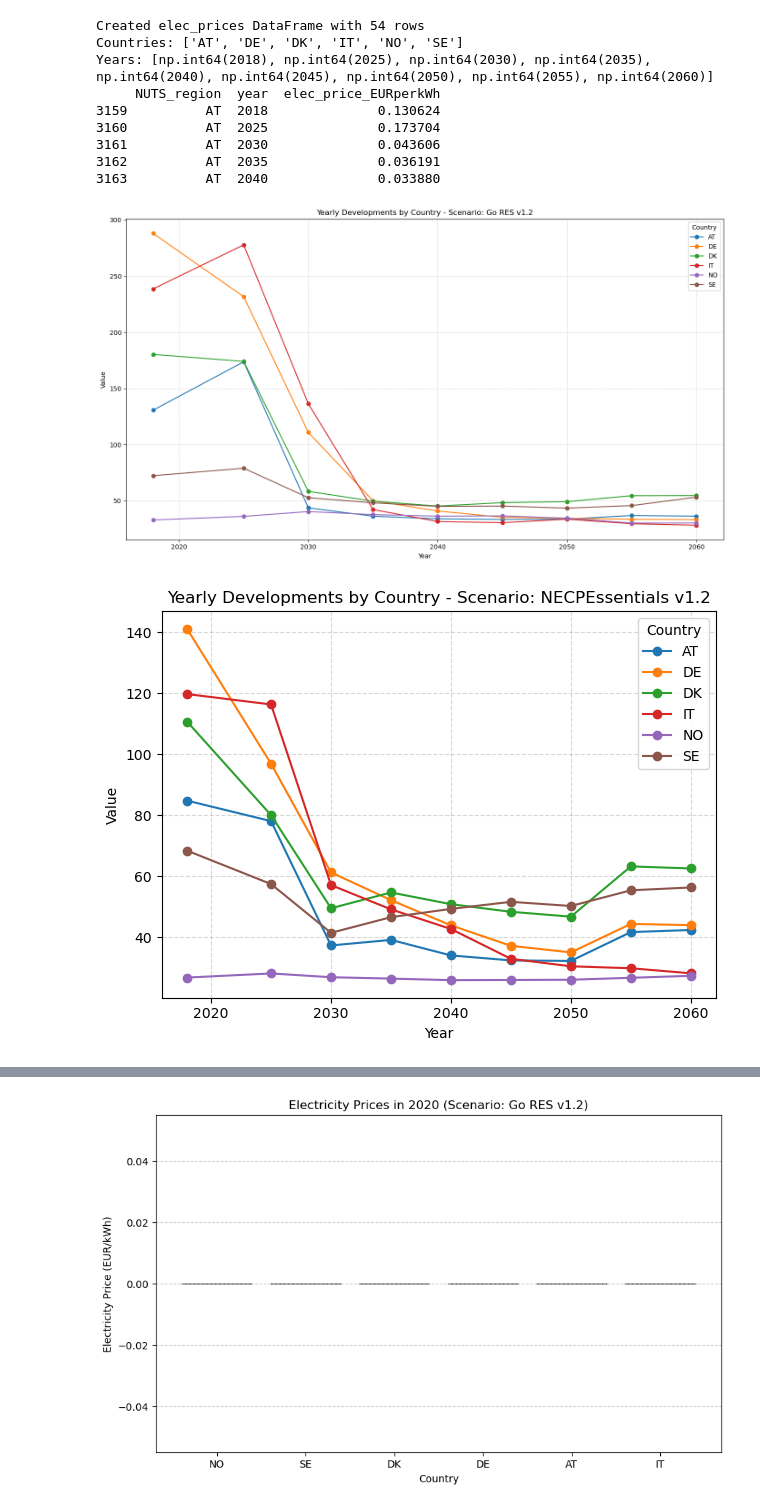
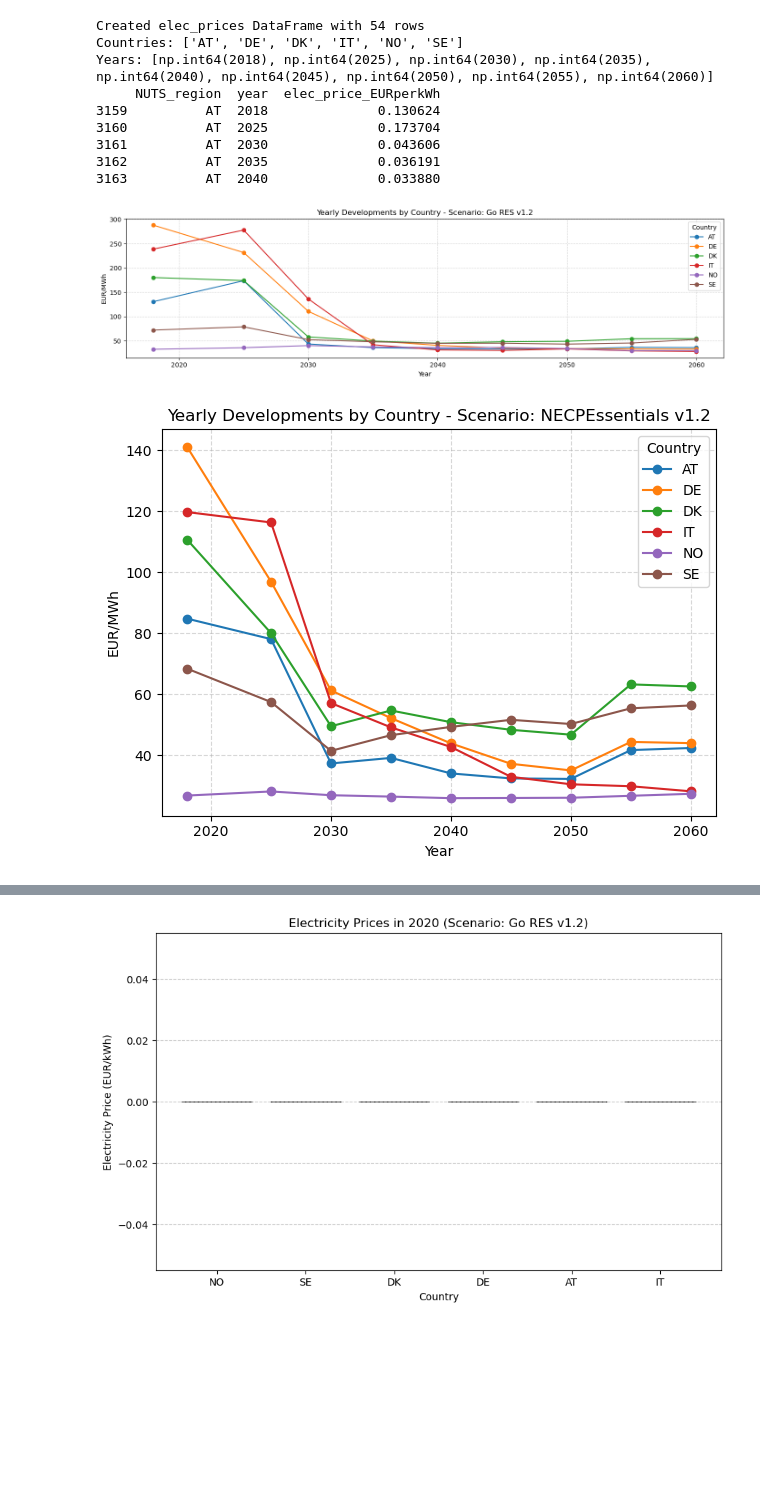
Before and after one commit to antoniamgolab/iDesignRES_transcompmodel, a Jupyter notebook: examples/moving_loads_SM/SM-preprocessing.ipynb, the cells around one changed output, grey strips where cells are left out. Cells and saved outputs as stored; diff of their text form; code cells hidden in the pictures; blank space fills up the shorter version.

```diff
--- a/examples/moving_loads_SM/SM-preprocessing.ipynb
+++ b/examples/moving_loads_SM/SM-preprocessing.ipynb
@@ -1413,25 +1413,26 @@ Years: [np.int64(2018), np.int64(2025), np.int64(2030), np.int64(2035), np.int64
 # %%
 import matplotlib.pyplot as plt
 
 scenarios = filtered_excel['Model Version'].unique()
 countries = filtered_excel['Region'].unique()
 years = sorted(filtered_excel['Year'].unique())
 
-plt.figure(figsize=(14, 8))
+plt.figure(figsize=(14, 4))
 
 for scenario in scenarios:
     for country in countries:
         df = filtered_excel[(filtered_excel['Model Version'] == scenario) & (filtered_excel['Region'] == country) & (filtered_excel['Unit'] == "Fuel Costs in EUR/MWh")]
         if not df.empty:
             df_sorted = df.sort_values('Year')
             plt.plot(df_sorted['Year'], df_sorted['Value '], marker='o', label=country)
     plt.title(f"Yearly Developments by Country - Scenario: {scenario}")
     plt.xlabel("Year")
-    plt.ylabel("Value")
+    plt.ylabel("EUR/MWh")
     plt.legend(title="Country")
     plt.grid(True, linestyle='--', alpha=0.5)
     plt.tight_layout()
+    plt.savefig(f"figures/yearly_developments_{scenario}.pdf")
     plt.show()
 # %% [output]
-[figure, old version]
+[figure, new version]
-[figure, old version]
+[figure, new version]
```
Also changed, not shown: parts of 4 cells of this notebook, 35 other files.
